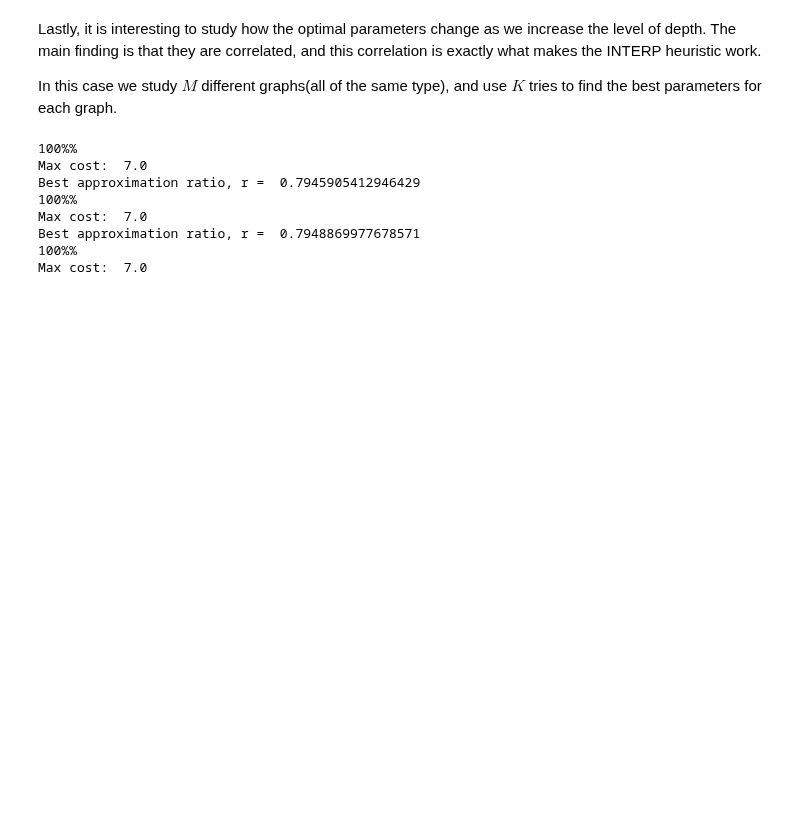
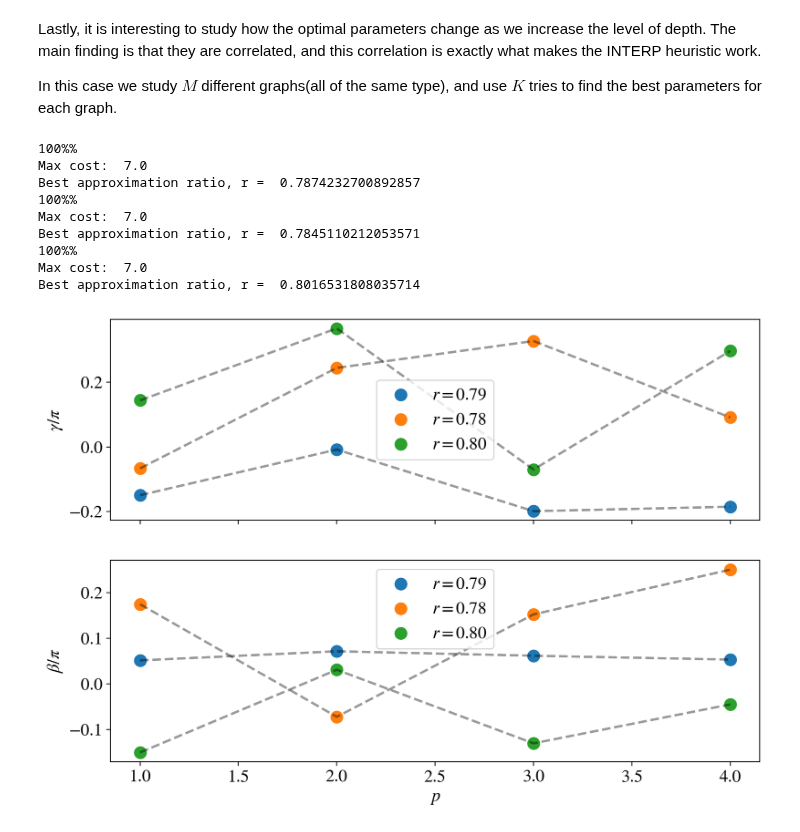
Before and after one commit to OpenQuantumComputing/optimization, a Jupyter notebook: Depth scaling and heuristics.ipynb, the cells around one changed output. Drawn from its saved outputs; the diff is of its cells as text; code cells hidden in the pictures; blank space fills up the shorter version.

```diff
--- a/Depth scaling and heuristics.ipynb
+++ b/Depth scaling and heuristics.ipynb
@@ -81,13 +81,15 @@ Lastly, it is interesting to study how the optimal parameters change as we incre
 
 In this case we study $M$ different graphs(all of the same type), and use $K$ tries to find the best parameters for each graph.
 # %%
-gamma_beta_func_of_p(4, backend, M=5, K = 20, heuristic=False, weighted=False, num_shots=8192)
+gamma_beta_func_of_p(4, backend, M=3, K = 20, heuristic=False, weighted=False, num_shots=8192)
 # %% [output]
 100%%
 Max cost:  7.0
-Best approximation ratio, r =  0.7945905412946429
+Best approximation ratio, r =  0.7874232700892857
 100%%
 Max cost:  7.0
-Best approximation ratio, r =  0.7948869977678571
+Best approximation ratio, r =  0.7845110212053571
 100%%
 Max cost:  7.0
+Best approximation ratio, r =  0.8016531808035714
+[figure, added]
```
Also changed, not shown: parts of 3 cells of this notebook.
